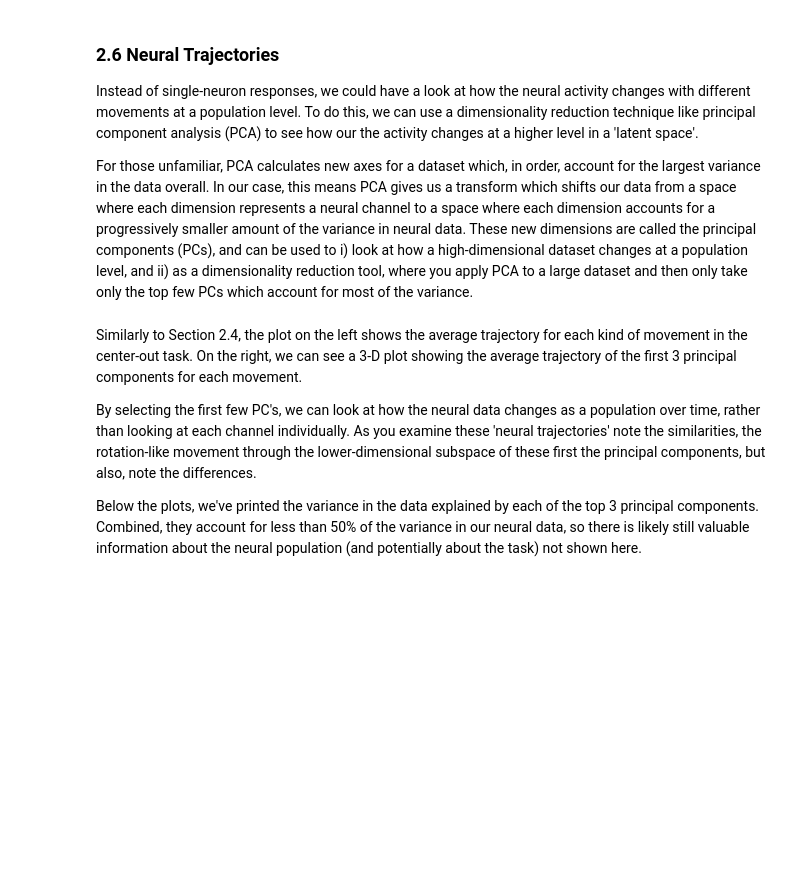
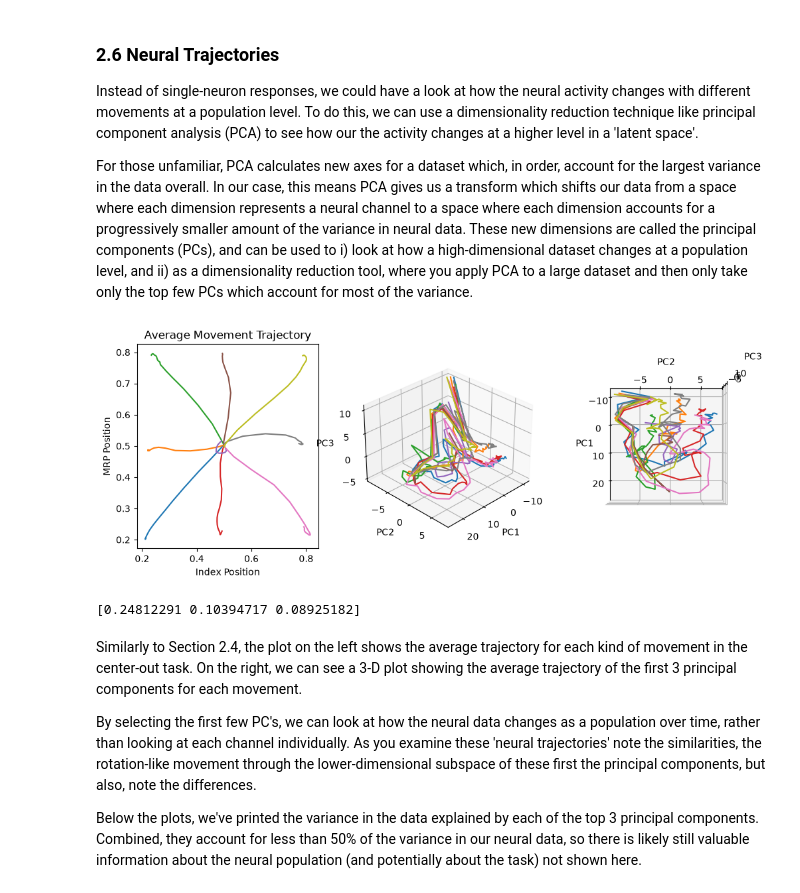
Before and after one commit to chesteklab/neural-decoding-workshop, a Jupyter notebook: curriculum/dataset-materials/monkey-fingers/monkey-fingers-dataset.ipynb, the cells around one changed output. Cells and saved outputs as stored; diff of their text form; code cells hidden in the pictures; blank space fills up the shorter version.

```diff
--- a/curriculum/dataset-materials/monkey-fingers/monkey-fingers-dataset.ipynb
+++ b/curriculum/dataset-materials/monkey-fingers/monkey-fingers-dataset.ipynb
@@ -216,34 +271,37 @@ grouped = {'neural_pca':[], 'behavior':[]}
 for position in reachpositions:
     #get all trials for this target positions
     trials = np.unique(data['trialNumber'][np.argwhere((data['targetPosition'] == position).all(axis=1))])
 
     lens = np.stack([np.sum(data['trialNumber'] == trial) for trial in trials])
 
     # we need to align our trials since they are usually different lengths.
     # There are better ways to do this (time warping, etc.), but here we'll just truncate to the shortest trial of the group
     behavior = np.zeros((len(lens), np.min(lens), 6))
     neural = np.zeros((len(lens), np.min(lens), 96))
     for i, trial in enumerate(trials):
         behavior[i,:,:] = data['behavior'][(data['trialNumber'] == trial)[:,0],:][0:np.min(lens),:]
         neural[i,:,:] = neural_pca[(data['trialNumber'] == trial)[:,0],:][0:np.min(lens),:]
 
     grouped['behavior'].append(behavior)
     grouped['neural_pca'].append(neural)
 
     mean_behavior = np.mean(behavior, axis=0)
     mean_neural = np.mean(neural, axis=0)
 
-    ax[0].plot(mean_behavior[:,0],mean_behavior[:,1],label=position)
+    ax[0].plot(mean_behavior[:,0],mean_behavior[:,1],label=str(position))
     ax[1].view_init(elev=30, azim=45)
     ax[1].plot(mean_neural[:,0], mean_neural[:,1],mean_neural[:,2])
     ax[1].set(xlabel='PC1',ylabel='PC2',zlabel='PC3')
     ax[2].view_init(elev=90, azim=0)
     ax[2].plot(mean_neural[:,0], mean_neural[:,1],mean_neural[:,2])
     ax[2].set(xlabel='PC1',ylabel='PC2',zlabel='PC3')
 
 ax[0].set(title='Average Movement Trajectory',xlabel='Index Position',ylabel='MRP Position')
 plt.show()
 print(pca.explained_variance_ratio_[0:3])
+# %% [output]
+[figure, added]
+[0.24812291 0.10394717 0.08925182]
 # %% [markdown]
 Similarly to Section 2.4, the plot on the left shows the average trajectory for each kind of movement in the center-out task. On the right, we can see a 3-D plot showing the average trajectory of the first 3 principal components for each movement.
 
```
Also changed, not shown: parts of 19 cells of this notebook.
